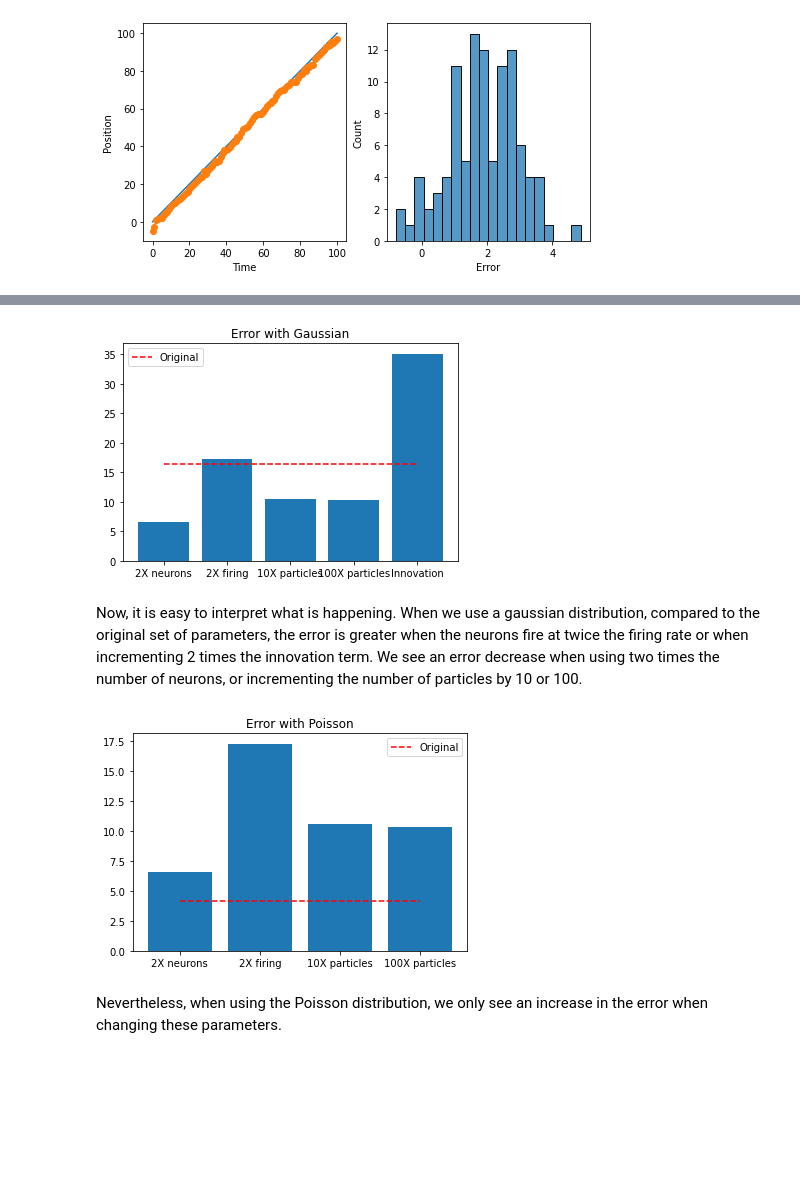
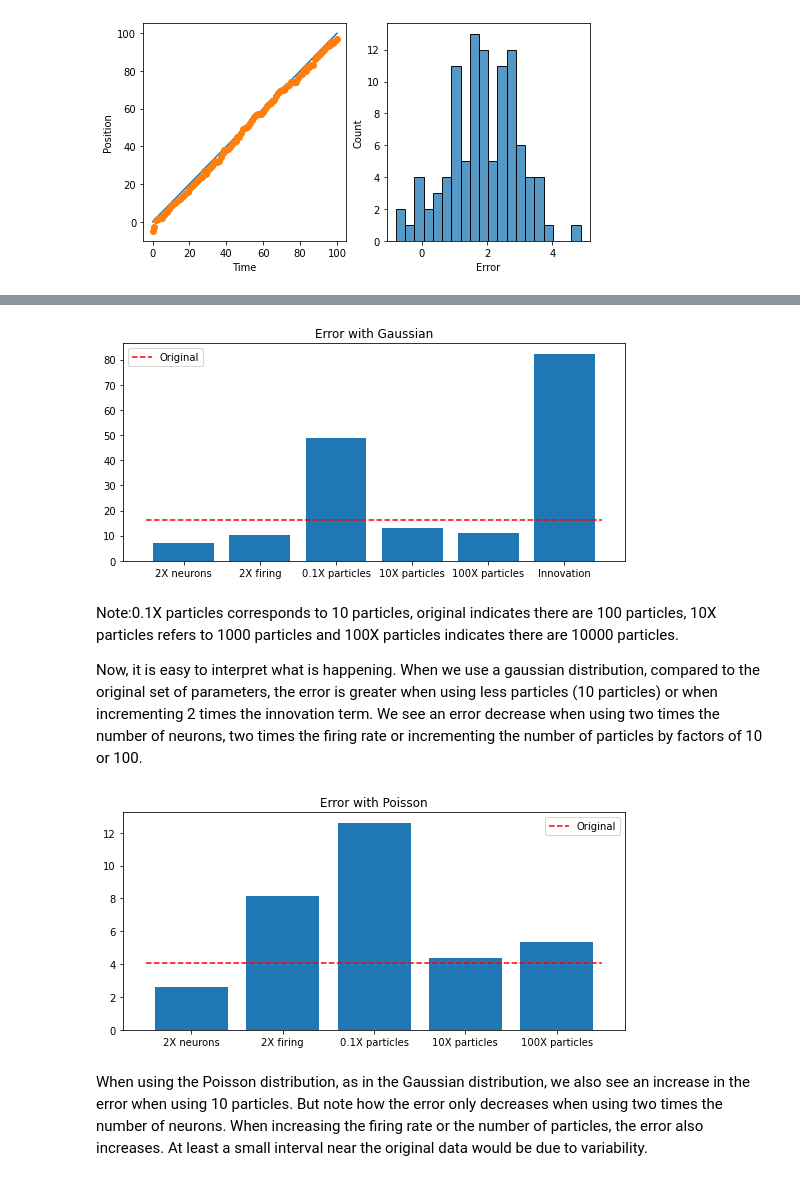
Before and after one commit to SaiAkhilVudattu/Neuro_classes, a Jupyter notebook: signal_processing/HW6/ParticleFilter.ipynb, the cells around one changed output, grey strips where cells are left out. Cells and saved outputs as stored; diff of their text form; code cells hidden in the pictures; blank space fills up the shorter version.

```diff
--- a/signal_processing/HW6/ParticleFilter.ipynb
+++ b/signal_processing/HW6/ParticleFilter.ipynb
@@ -469,7 +483,7 @@ Neural_Activity_gaussian = np.array([observation_gaussian(z) for z in Trajectory
 Neural_Activity_poisson = np.array([observation_poisson(z) for z in Trajectory])
 
 # Poisson cycle
-iterations = 3
+iterations = 1
 MSE_poisson_10factor = np.zeros(iterations)
 MSE_gaussian_10factor = np.zeros(iterations)
 
@@ -545,7 +546,7 @@ Neural_Activity_gaussian = np.array([observation_gaussian(z) for z in Trajectory
 Neural_Activity_poisson = np.array([observation_poisson(z) for z in Trajectory])
 
 # Poisson cycle
-iterations = 3
+iterations = 1
 MSE_poisson_100factor = np.zeros(iterations)
 MSE_gaussian_100factor = np.zeros(iterations)
 
@@ -657,37 +638,41 @@ Mean gaussian:  35.09708834922405
 # %%
 # Barplot graph with help from: https://www.python-graph-gallery.com/barplot/
 
-height_gaussian = [np.mean(MSE_gaussian_2neurons), np.mean(MSE_gaussian_2firing), np.mean(MSE_gaussian_10factor),
-                   np.mean(MSE_gaussian_100factor), np.mean(MSE_gaussian_innovation)]
-bars = ('2X neurons', '2X firing', '10X particles', '100X particles', "Innovation")
+height_gaussian = [np.mean(MSE_gaussian_2neurons), np.mean(MSE_gaussian_2firing), np.mean(MSE_gaussian_01factor),
+                   np.mean(MSE_gaussian_10factor), np.mean(MSE_gaussian_100factor), np.mean(MSE_gaussian_innovation)]
+bars = ('2X neurons', '2X firing','0.1X particles', '10X particles', '100X particles', "Innovation")
 y_pos = np.arange(len(bars))
 
+fig = plt.figure(figsize=(9,4))
 plt.bar(y_pos, height_gaussian) # Create bars
-plt.plot(y_pos, [np.mean(MSE_gaussian) for i in range(len(y_pos))], linestyle='dashed', color="r", label = "Original")
+plt.plot([-0.5, len(y_pos)-0.5], [np.mean(MSE_gaussian), np.mean(MSE_gaussian)], linestyle='dashed', color="r", label = "Original")
 
 plt.xticks(y_pos, bars) # Create names on the x-axis
 plt.title("Error with Gaussian")
 plt.legend()
 plt.show()
 # %% [output]
-[figure, old version]
+[figure, new version]
 # %% [markdown]
-Now, it is easy to interpret what is happening. When we use a gaussian distribution, compared to the original set of parameters, the error is greater when the neurons fire at twice the firing rate or when incrementing 2 times the innovation term. We see an error decrease when using two times the number of neurons, or incrementing the number of particles by 10 or 100.
+Note:0.1X particles corresponds to 10 particles, original indicates there are 100 particles, 10X particles refers to 1000 particles and 100X particles indicates there are 10000 particles.
+
+Now, it is easy to interpret what is happening. When we use a gaussian distribution, compared to the original set of parameters, the error is greater when using less particles (10 particles) or when incrementing 2 times the innovation term. We see an error decrease when using two times the number of neurons, two times the firing rate or incrementing the number of particles by factors of 10 or 100.
 # %%
-height_poisson = [np.mean(MSE_gaussian_2neurons), np.mean(MSE_gaussian_2firing),
-                   np.mean(MSE_gaussian_10factor), np.mean(MSE_gaussian_100factor)]
+height_poisson = [np.mean(MSE_poisson_2neurons), np.mean(MSE_poisson_2firing), np.mean(MSE_poisson_01factor),
+                   np.mean(MSE_poisson_10factor), np.mean(MSE_poisson_100factor)]
 
-bars = ('2X neurons', '2X firing', '10X particles', '100X particles')
+bars = ('2X neurons', '2X firing', '0.1X particles', '10X particles', '100X particles')
 y_pos = np.arange(len(bars))
 
+fig = plt.figure(figsize=(9,4))
 plt.bar(y_pos, height_poisson) # Create bars
-plt.plot(y_pos, [np.mean(MSE_poisson) for i in range(len(y_pos))], linestyle='dashed', color="r", label = "Original")
+plt.plot([-0.5, len(y_pos)-0.5], [np.mean(MSE_poisson), np.mean(MSE_poisson)], linestyle='dashed', color="r", label = "Original")
 
 plt.xticks(y_pos, bars) # Create names on the x-axis
 plt.title("Error with Poisson")
 plt.legend()
 plt.show()
 # %% [output]
-[figure, old version]
+[figure, new version]
-# %% [markdown]
-Nevertheless, when using the Poisson distribution, we only see an increase in the error when changing these parameters.
+# %% [markdown]
+When using the Poisson distribution, as in the Gaussian distribution, we also see an increase in the error when using 10 particles. But note how the error only decreases when using two times the number of neurons. When increasing the firing rate or the number of particles, the error also increases. At least a small interval near the original data would be due to variability.
```
Also changed, not shown: parts of 12 cells of this notebook, 1 other file.
